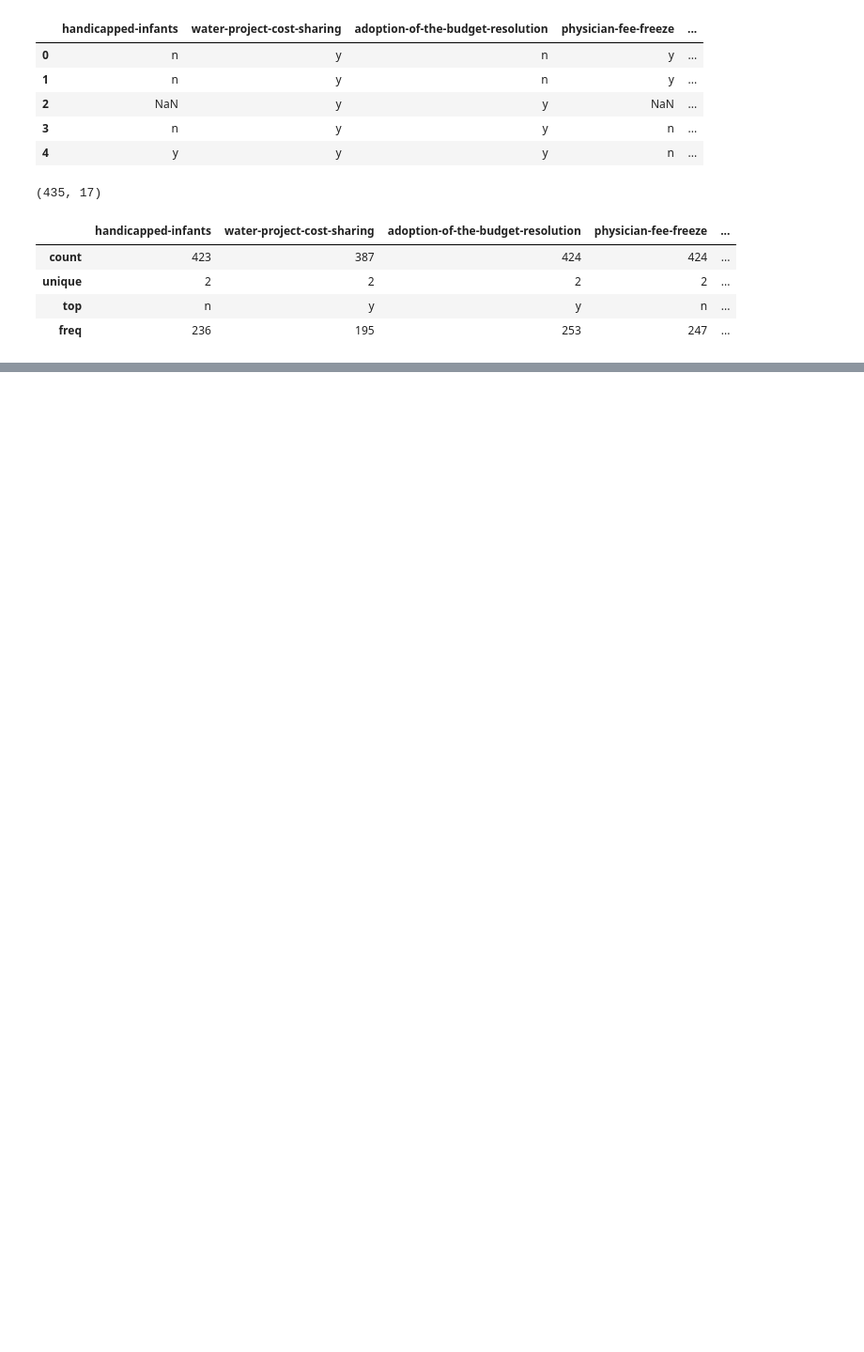
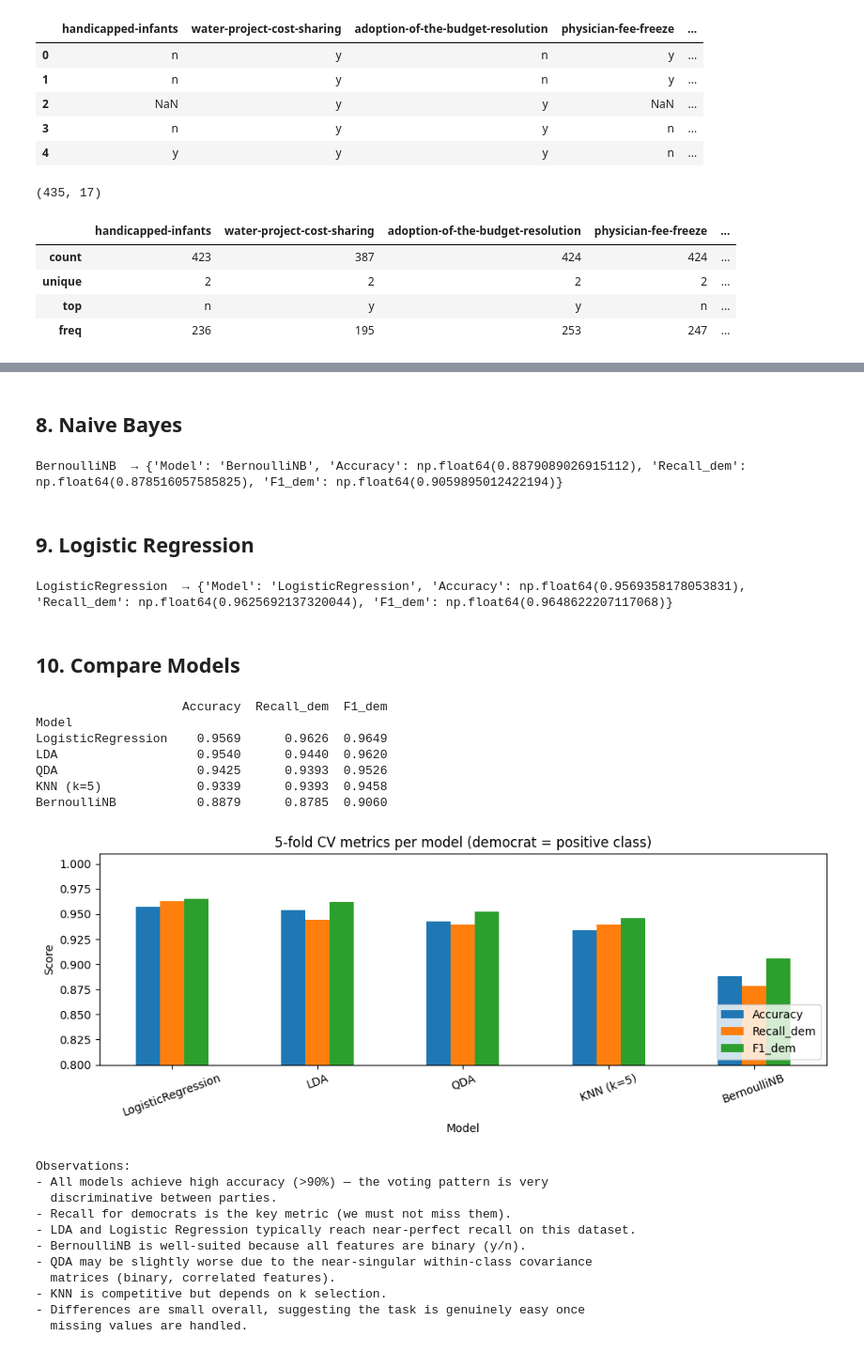
Before and after one commit to PabloRodriguezElvira/Lab_ML, a Jupyter notebook: Lab8/ml08-exercise.ipynb, the cells around one changed output, grey strips where cells are left out. Shown at 94% size. Drawn from its saved outputs; the diff is of its cells as text; code cells hidden in the pictures; blank space fills up the shorter version.

```diff
--- a/Lab8/ml08-exercise.ipynb
+++ b/Lab8/ml08-exercise.ipynb
@@ -81,0 +256,71 @@ df.describe()
+# %% [markdown]
+## 8. Naive Bayes
+# %%
+# Features are binary (0/1) after encoding → BernoulliNB is the natural choice.
+# BernoulliNB models P(x_i=1|class) and P(x_i=0|class) for each binary feature,
+# which matches our data perfectly (y/n votes).
+from sklearn.naive_bayes import BernoulliNB
+
+bnb = BernoulliNB()
+results.append(cv_summary(bnb, 'BernoulliNB'))
+print("BernoulliNB  →", results[-1])
+# %% [output]
+BernoulliNB  → {'Model': 'BernoulliNB', 'Accuracy': np.float64(0.8879089026915112), 'Recall_dem': np.float64(0.878516057585825), 'F1_dem': np.float64(0.9059895012422194)}
+# %% [markdown]
+## 9. Logistic Regression
+# %%
+from sklearn.linear_model import LogisticRegression
+
+lr = LogisticRegression(max_iter=1000, random_state=42)
+results.append(cv_summary(lr, 'LogisticRegression'))
+print("LogisticRegression  →", results[-1])
+# %% [output]
+LogisticRegression  → {'Model': 'LogisticRegression', 'Accuracy': np.float64(0.9569358178053831), 'Recall_dem': np.float64(0.9625692137320044), 'F1_dem': np.float64(0.9648622207117068)}
+# %% [markdown]
+## 10. Compare Models
+# %%
+results_df = pd.DataFrame(results).set_index('Model')
+results_df = results_df.sort_values('Recall_dem', ascending=False)
+print(results_df.round(4).to_string())
+
+ax = results_df[['Accuracy', 'Recall_dem', 'F1_dem']].plot(
+    kind='bar', figsize=(10, 4), ylim=(0.8, 1.01), rot=20)
+ax.set_title('5-fold CV metrics per model (democrat = positive class)')
+ax.set_ylabel('Score')
+ax.legend(loc='lower right')
+plt.tight_layout()
+plt.show()
+
+print("""
+Observations:
+- All models achieve high accuracy (>90%) — the voting pattern is very
+  discriminative between parties.
+- Recall for democrats is the key metric (we must not miss them).
+- LDA and Logistic Regression typically reach near-perfect recall on this dataset.
+- BernoulliNB is well-suited because all features are binary (y/n).
+- QDA may be slightly worse due to the near-singular within-class covariance
+  matrices (binary, correlated features).
+- KNN is competitive but depends on k selection.
+- Differences are small overall, suggesting the task is genuinely easy once
+  missing values are handled.
+""")
+# %% [output]
+                    Accuracy  Recall_dem  F1_dem
+Model
+LogisticRegression    0.9569      0.9626  0.9649
+LDA                   0.9540      0.9440  0.9620
+QDA                   0.9425      0.9393  0.9526
+KNN (k=5)             0.9339      0.9393  0.9458
+BernoulliNB           0.8879      0.8785  0.9060
+[figure, added]
+Observations:
+- All models achieve high accuracy (>90%) — the voting pattern is very
+  discriminative between parties.
+- Recall for democrats is the key metric (we must not miss them).
+- LDA and Logistic Regression typically reach near-perfect recall on this dataset.
+- BernoulliNB is well-suited because all features are binary (y/n).
+- QDA may be slightly worse due to the near-singular within-class covariance
+  matrices (binary, correlated features).
+- KNN is competitive but depends on k selection.
+- Differences are small overall, suggesting the task is genuinely easy once
+  missing values are handled.
```
Also changed, not shown: parts of 15 cells of this notebook.
